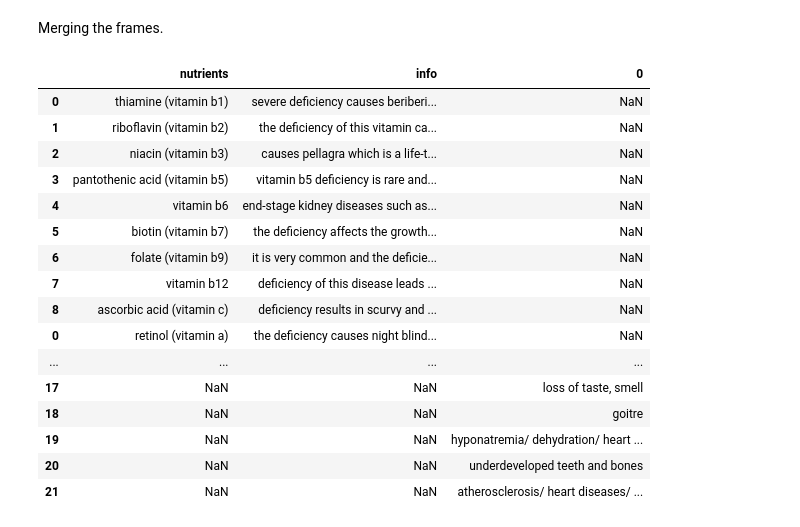
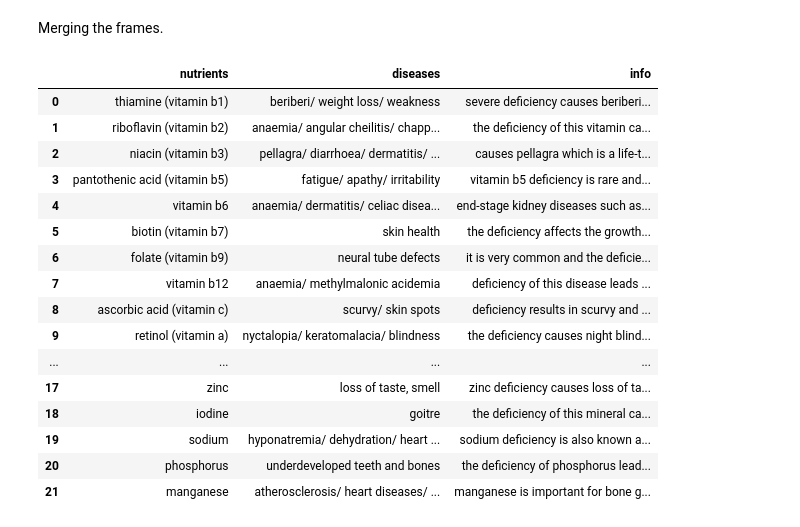
Before and after one commit to imalanz/PipeLine_proy2, a Jupyter notebook: analysis.ipynb, the cells around one changed output. Drawn from its saved outputs; the diff is of its cells as text; code cells hidden in the pictures.

```diff
--- a/analysis.ipynb
+++ b/analysis.ipynb
@@ -239,6 +239,7 @@ info_3 = ex.text_filtered(tag_3)
 Creating the lists into a data frame, it made it into a single column frame, had to separate the information into 2 columns, nutrients and the information, and at the end put the 3 data frames into 1.
 # %%
 df = ex.db_concat (info_1, info_2, info_3)
+df.reset_index(drop=True, inplace=True)
 df
 # %% [output]
 |  | nutrients | info |
@@ -317,6 +337,7 @@ lista = ex.diseases_total (dis0, dis1, dis2, dis3, dis4, dis5, dis6, dis7, dis8,
 # %% [markdown]
 Makiing them a data frame.
 # %%
-enf = ex.df_diseases (df, lista)
-enf.sample()
+enf = ex.df_diseases (lista)
+enf.columns=["diseases"]
+enf
 # %% [output]
@@ -325,22 +362,23 @@ TypeError: cannot concatenate object of type '<class 'list'>'; only Series and D
 Merging the frames.
 # %%
 disess = ex.df_concat (df, enf)
+disess = disess.reindex(columns = ['nutrients','diseases','info'])
 disess
 # %% [output]
-|  | nutrients | info | 0 |
-| 0 | thiamine (vitamin b1) | severe deficiency causes beriberi... | NaN |
-| 1 | riboflavin (vitamin b2) | the deficiency of this vitamin ca... | NaN |
-| 2 | niacin (vitamin b3) | causes pellagra which is a life-t... | NaN |
-| 3 | pantothenic acid (vitamin b5) | vitamin b5 deficiency is rare and... | NaN |
-| 4 | vitamin b6 | end-stage kidney diseases such as... | NaN |
-| 5 | biotin (vitamin b7) | the deficiency affects the growth... | NaN |
-| 6 | folate (vitamin b9) | it is very common and the deficie... | NaN |
-| 7 | vitamin b12 | deficiency of this disease leads ... | NaN |
-| 8 | ascorbic acid (vitamin c) | deficiency results in scurvy and ... | NaN |
-| 0 | retinol (vitamin a) | the deficiency causes night blind... | NaN |
+|  | nutrients | diseases | info |
+| 0 | thiamine (vitamin b1) | beriberi/ weight loss/ weakness | severe deficiency causes beriberi... |
+| 1 | riboflavin (vitamin b2) | anaemia/ angular cheilitis/ chapp... | the deficiency of this vitamin ca... |
+| 2 | niacin (vitamin b3) | pellagra/ diarrhoea/ dermatitis/ ... | causes pellagra which is a life-t... |
+| 3 | pantothenic acid (vitamin b5) | fatigue/ apathy/ irritability | vitamin b5 deficiency is rare and... |
+| 4 | vitamin b6 | anaemia/ dermatitis/ celiac disea... | end-stage kidney diseases such as... |
+| 5 | biotin (vitamin b7) | skin health | the deficiency affects the growth... |
+| 6 | folate (vitamin b9) | neural tube defects | it is very common and the deficie... |
+| 7 | vitamin b12 | anaemia/ methylmalonic acidemia | deficiency of this disease leads ... |
+| 8 | ascorbic acid (vitamin c) | scurvy/ skin spots | deficiency results in scurvy and ... |
+| 9 | retinol (vitamin a) | nyctalopia/ keratomalacia/ blindness | the deficiency causes night blind... |
 | ... | ... | ... | ... |
-| 17 | NaN | NaN | loss of taste, smell |
-| 18 | NaN | NaN | goitre |
-| 19 | NaN | NaN | hyponatremia/ dehydration/ heart ... |
-| 20 | NaN | NaN | underdeveloped teeth and bones |
-| 21 | NaN | NaN | atherosclerosis/ heart diseases/ ... |
+| 17 | zinc | loss of taste, smell | zinc deficiency causes loss of ta... |
+| 18 | iodine | goitre | the deficiency of this mineral ca... |
+| 19 | sodium | hyponatremia/ dehydration/ heart ... | sodium deficiency is also known a... |
+| 20 | phosphorus | underdeveloped teeth and bones | the deficiency of phosphorus lead... |
+| 21 | manganese | atherosclerosis/ heart diseases/ ... | manganese is important for bone g... |
```
Also changed, not shown: parts of 12 cells of this notebook, 1 other file.
